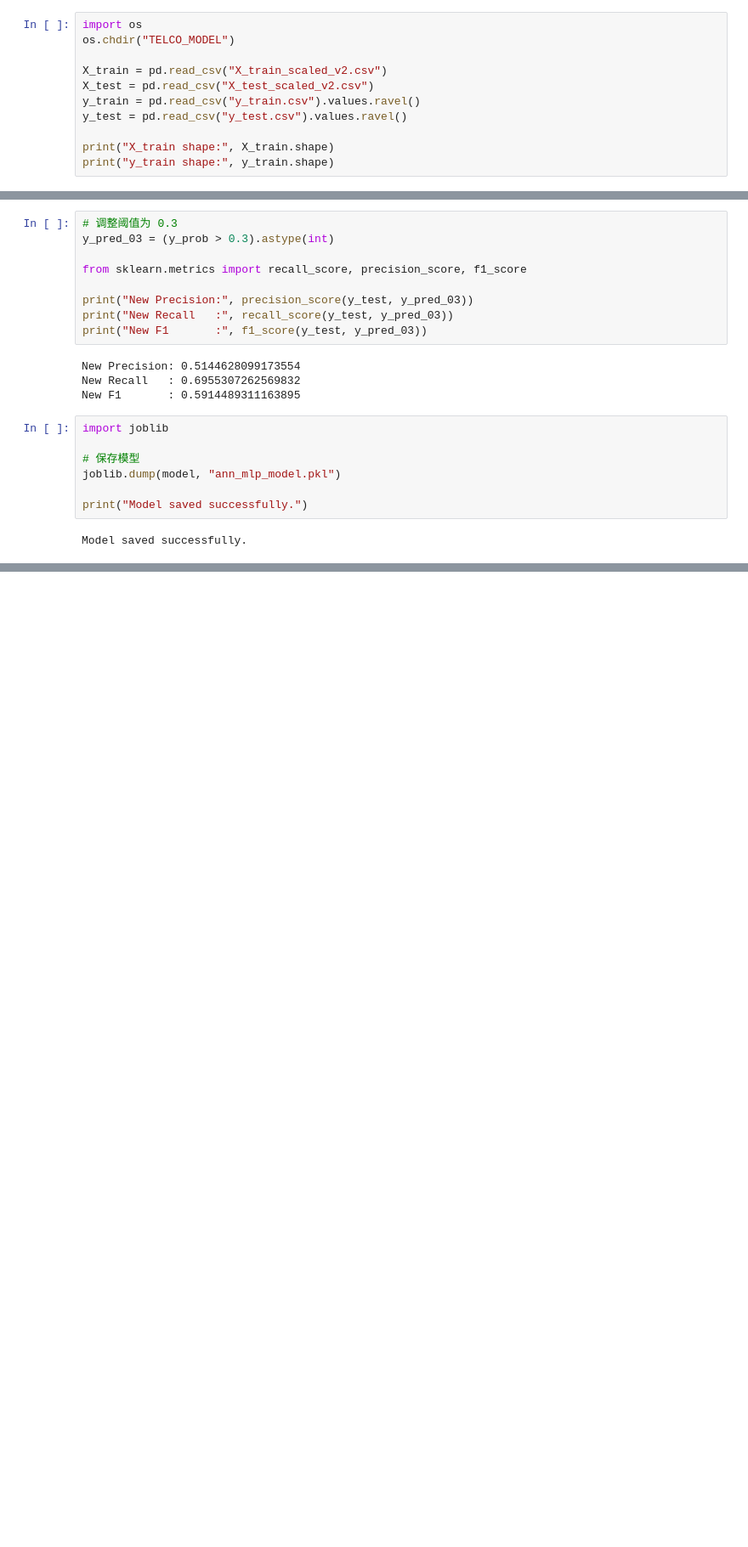
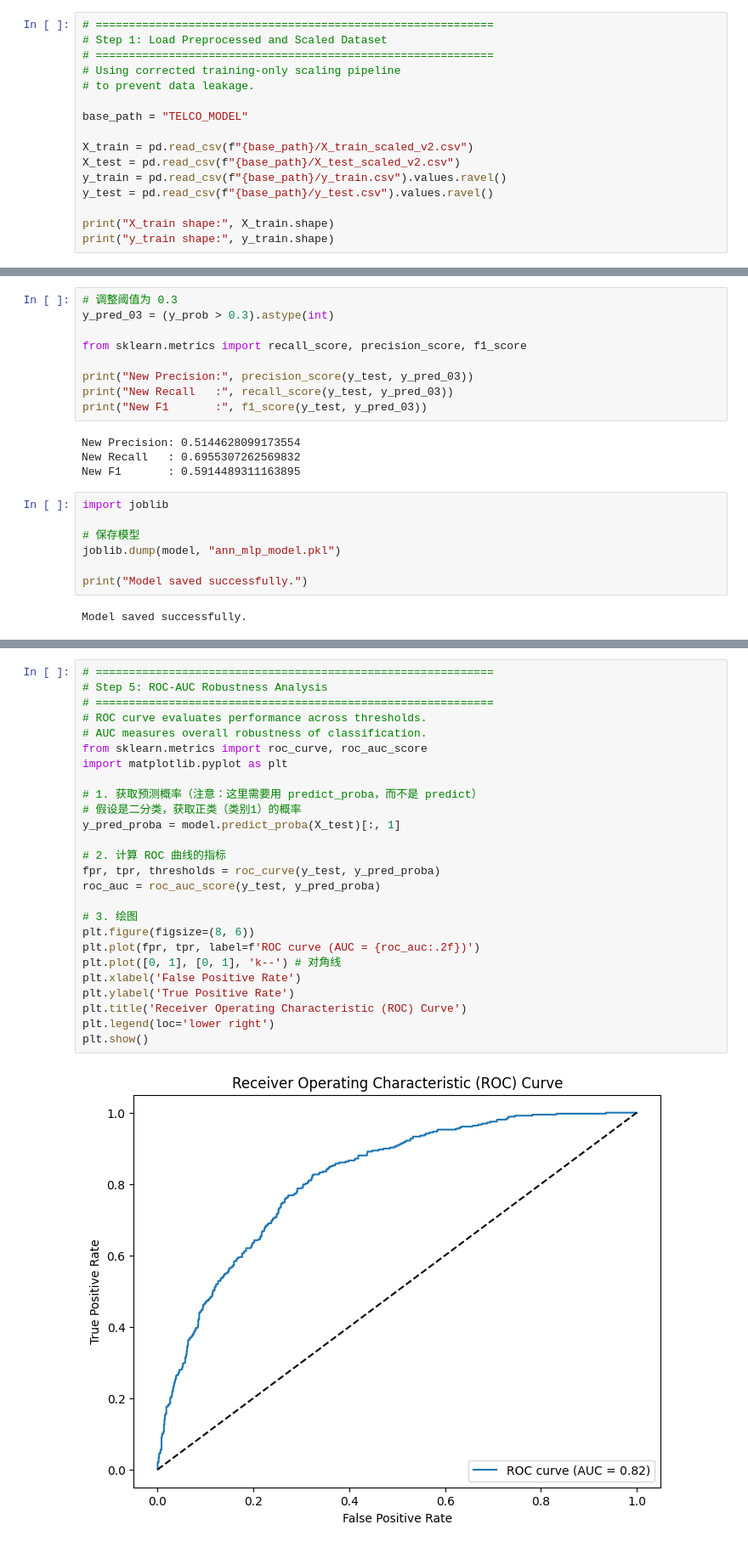
Before and after one commit to SamFisher8/Telco-Customer-Churn-Analysis, a Jupyter notebook: Predictive_Modeling/ann_training_script.ipynb, the cells around one changed output, grey strips where cells are left out. Shown at 85% size. Cells and saved outputs as stored; diff of their text form; blank space fills up the shorter version.

```diff
--- a/Predictive_Modeling/ann_training_script.ipynb
+++ b/Predictive_Modeling/ann_training_script.ipynb
@@ -2,13 +2,18 @@
 import pandas as pd
 import numpy as np
 # %%
-import os
-os.chdir("TELCO_MODEL")
+# ============================================================
+# Step 1: Load Preprocessed and Scaled Dataset
+# ============================================================
+# Using corrected training-only scaling pipeline
+# to prevent data leakage.
 
-X_train = pd.read_csv("X_train_scaled_v2.csv")
-X_test = pd.read_csv("X_test_scaled_v2.csv")
-y_train = pd.read_csv("y_train.csv").values.ravel()
-y_test = pd.read_csv("y_test.csv").values.ravel()
+base_path = "TELCO_MODEL"
+
+X_train = pd.read_csv(f"{base_path}/X_train_scaled_v2.csv")
+X_test = pd.read_csv(f"{base_path}/X_test_scaled_v2.csv")
+y_train = pd.read_csv(f"{base_path}/y_train.csv").values.ravel()
+y_test = pd.read_csv(f"{base_path}/y_test.csv").values.ravel()
 
 print("X_train shape:", X_train.shape)
 print("y_train shape:", y_train.shape)
@@ -187,0 +200,28 @@ Successfully installed seaborn-0.13.2
+# %%
+# ============================================================
+# Step 5: ROC-AUC Robustness Analysis
+# ============================================================
+# ROC curve evaluates performance across thresholds.
+# AUC measures overall robustness of classification.
+from sklearn.metrics import roc_curve, roc_auc_score
+import matplotlib.pyplot as plt
+
+# 1. 获取预测概率（注意：这里需要用 predict_proba，而不是 predict）
+# 假设是二分类，获取正类（类别1）的概率
+y_pred_proba = model.predict_proba(X_test)[:, 1]
+
+# 2. 计算 ROC 曲线的指标
+fpr, tpr, thresholds = roc_curve(y_test, y_pred_proba)
+roc_auc = roc_auc_score(y_test, y_pred_proba)
+
+# 3. 绘图
+plt.figure(figsize=(8, 6))
+plt.plot(fpr, tpr, label=f'ROC curve (AUC = {roc_auc:.2f})')
+plt.plot([0, 1], [0, 1], 'k--') # 对角线
+plt.xlabel('False Positive Rate')
+plt.ylabel('True Positive Rate')
+plt.title('Receiver Operating Characteristic (ROC) Curve')
+plt.legend(loc='lower right')
+plt.show()
+# %% [output]
+[figure, added]
```
Also changed, not shown: parts of 11 cells of this notebook.
